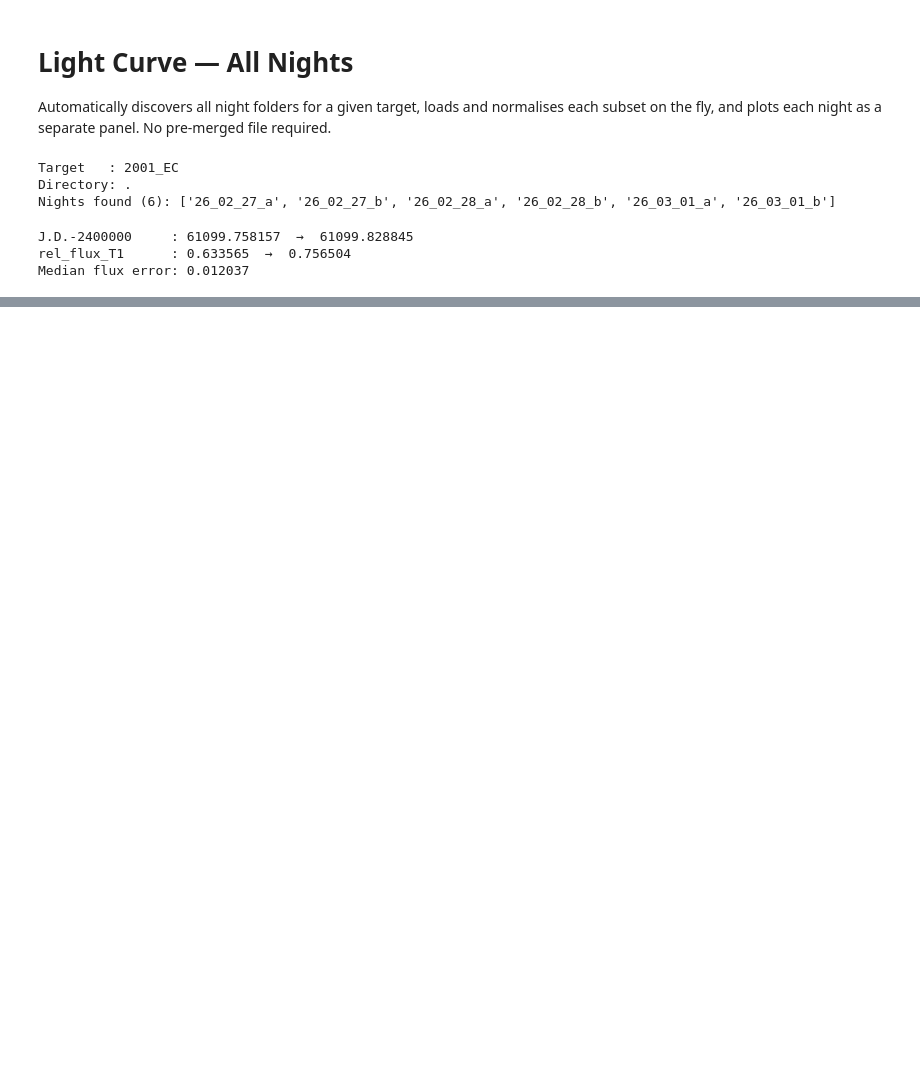
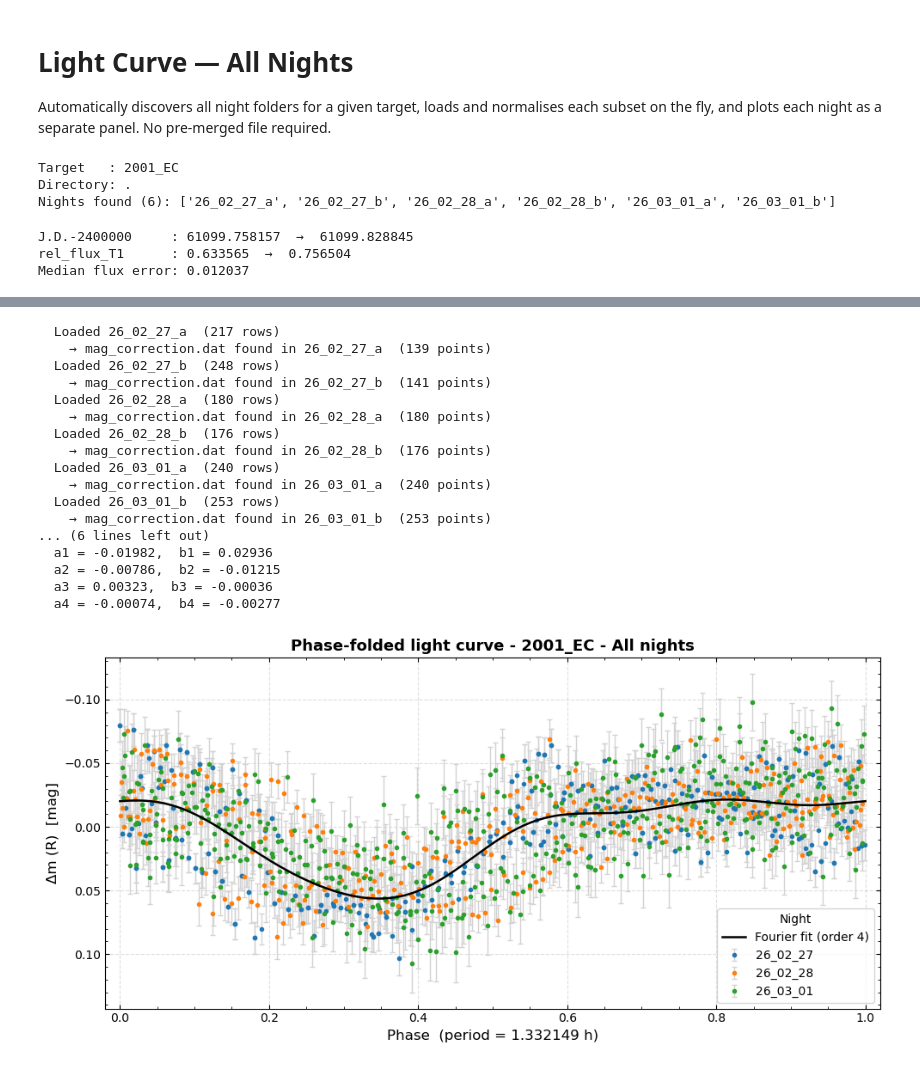
Before and after one commit to Robin-Savonet/OUKA2026, a Jupyter notebook: data/2001_EC/output_all_nights.ipynb, the cells around one changed output, grey strips where cells are left out. Drawn from its saved outputs; the diff is of its cells as text; code cells hidden in the pictures; blank space fills up the shorter version.

```diff
--- a/data/2001_EC/output_all_nights.ipynb
+++ b/data/2001_EC/output_all_nights.ipynb
@@ -61,6 +61,9 @@ Median flux error: 0.012037
 period_ANOVA = 2.828721
 period_FALC_harris = 2.825088
 period_LOMB_SCARGLE = 1.333753
+period_PDM = 1.332149
+period_DWORETSKY = 2.825604
+period_LAFLER_KINMAN = 2.825604
 # %%
 # ── Plot ───────────────────────────────────────────────────────────────────────
 MERGE      = True # True → single phase-folded plot; False → one panel per night
@@ -169,0 +182,37 @@ plot_light_curve_all_nights(
+# %%
+PERIOD     = period_PDM # period in hours, or None for raw time axis
+
+plot_light_curve_all_nights(
+    TARGET,
+    target_dir   = target_dir,
+    night_col    = "night",
+    # period       = None,
+    period       = PERIOD,
+    merge_nights = MERGE,
+    nb_plot_per_row = 3,
+    magnitude    = MAG_MODE,
+    filter_name  = FILTER,
+    airmass_col  = "AIRMASS",
+    use_mag_correction=True,
+    fourier_fit=True,
+    fourier_order=4
+)
+# %% [output]
+  Loaded 26_02_27_a  (217 rows)
+    → mag_correction.dat found in 26_02_27_a  (139 points)
+  Loaded 26_02_27_b  (248 rows)
+    → mag_correction.dat found in 26_02_27_b  (141 points)
+  Loaded 26_02_28_a  (180 rows)
+    → mag_correction.dat found in 26_02_28_a  (180 points)
+  Loaded 26_02_28_b  (176 rows)
+    → mag_correction.dat found in 26_02_28_b  (176 points)
+  Loaded 26_03_01_a  (240 rows)
+    → mag_correction.dat found in 26_03_01_a  (240 points)
+  Loaded 26_03_01_b  (253 rows)
+    → mag_correction.dat found in 26_03_01_b  (253 points)
+... (6 lines left out)
+  a1 = -0.01982,  b1 = 0.02936
+  a2 = -0.00786,  b2 = -0.01215
+  a3 = 0.00323,  b3 = -0.00036
+  a4 = -0.00074,  b4 = -0.00277
+[figure, added]
```
Also changed, not shown: parts of 5 cells of this notebook, 4 other files.
